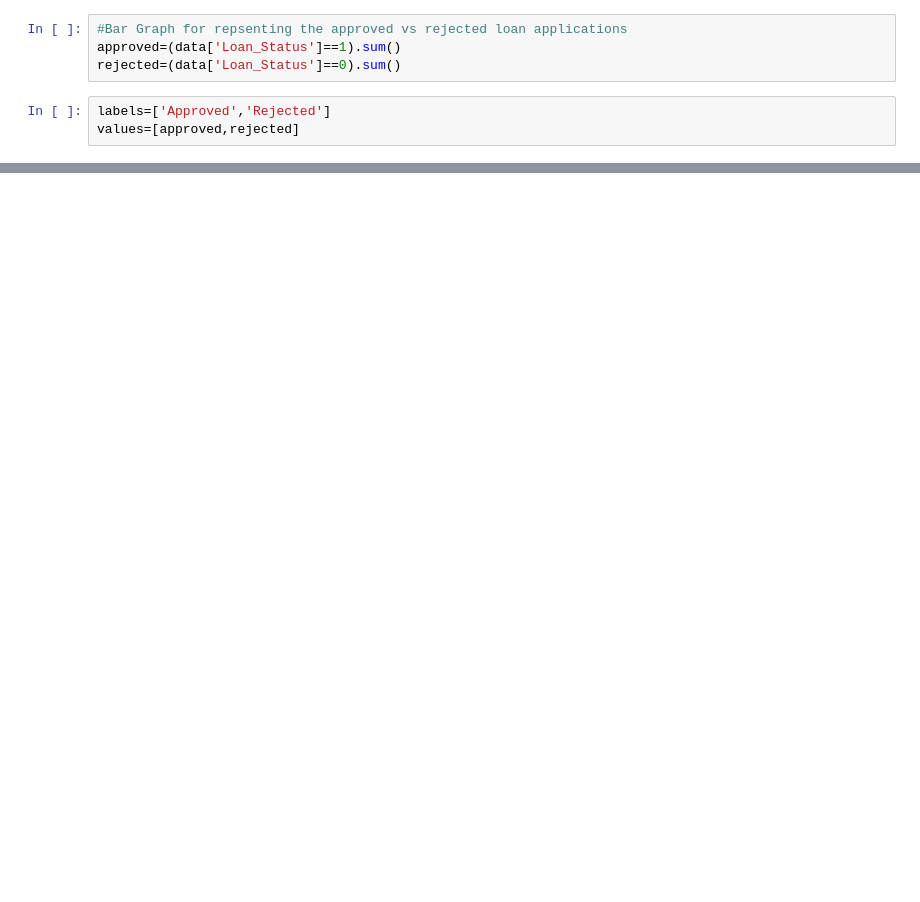
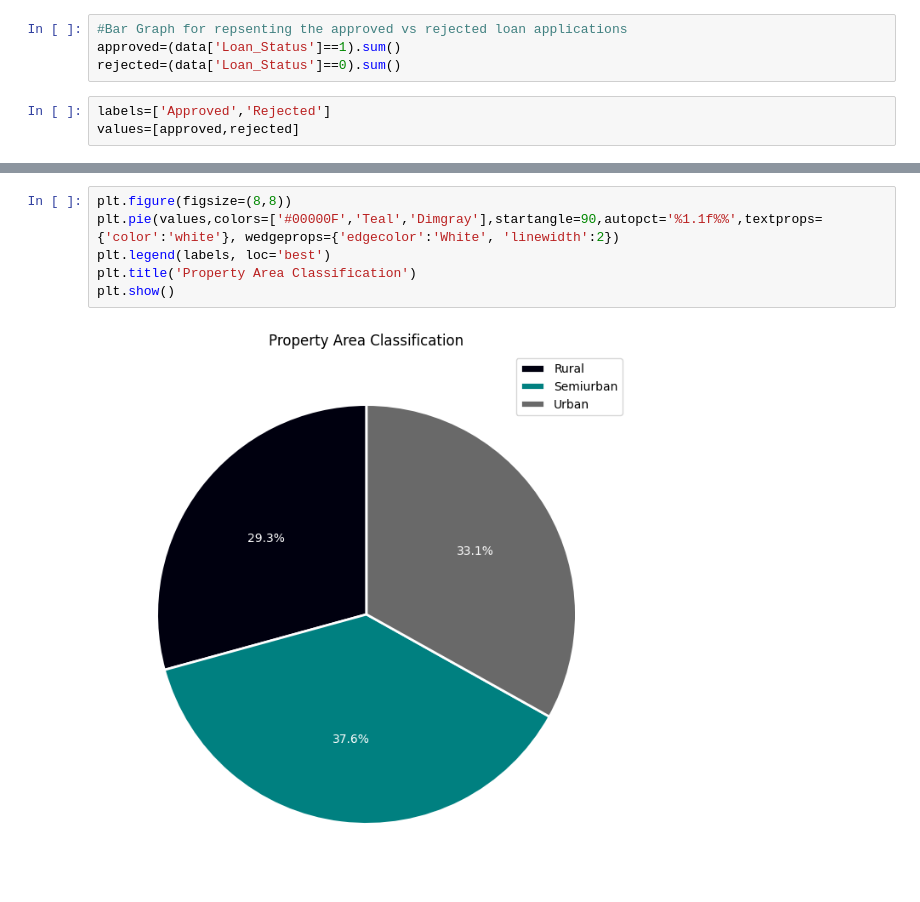
Before and after one commit to RudhranB-07/JavaUstProjects, a Jupyter notebook: LAP_Demo1.ipynb, the cells around one changed output, grey strips where cells are left out. Drawn from its saved outputs; the diff is of its cells as text; blank space fills up the shorter version.

```diff
--- a/LAP_Demo1.ipynb
+++ b/LAP_Demo1.ipynb
@@ -169,0 +178,8 @@ plt.show()
+# %%
+plt.figure(figsize=(8,8))
+plt.pie(values,colors=['#00000F','Teal','Dimgray'],startangle=90,autopct='%1.1f%%',textprops={'color':'white'}, wedgeprops={'edgecolor':'White', 'linewidth':2})
+plt.legend(labels, loc='best')
+plt.title('Property Area Classification')
+plt.show()
+# %% [output]
+[figure, added]
```
Also changed, not shown: parts of 2 cells of this notebook.
